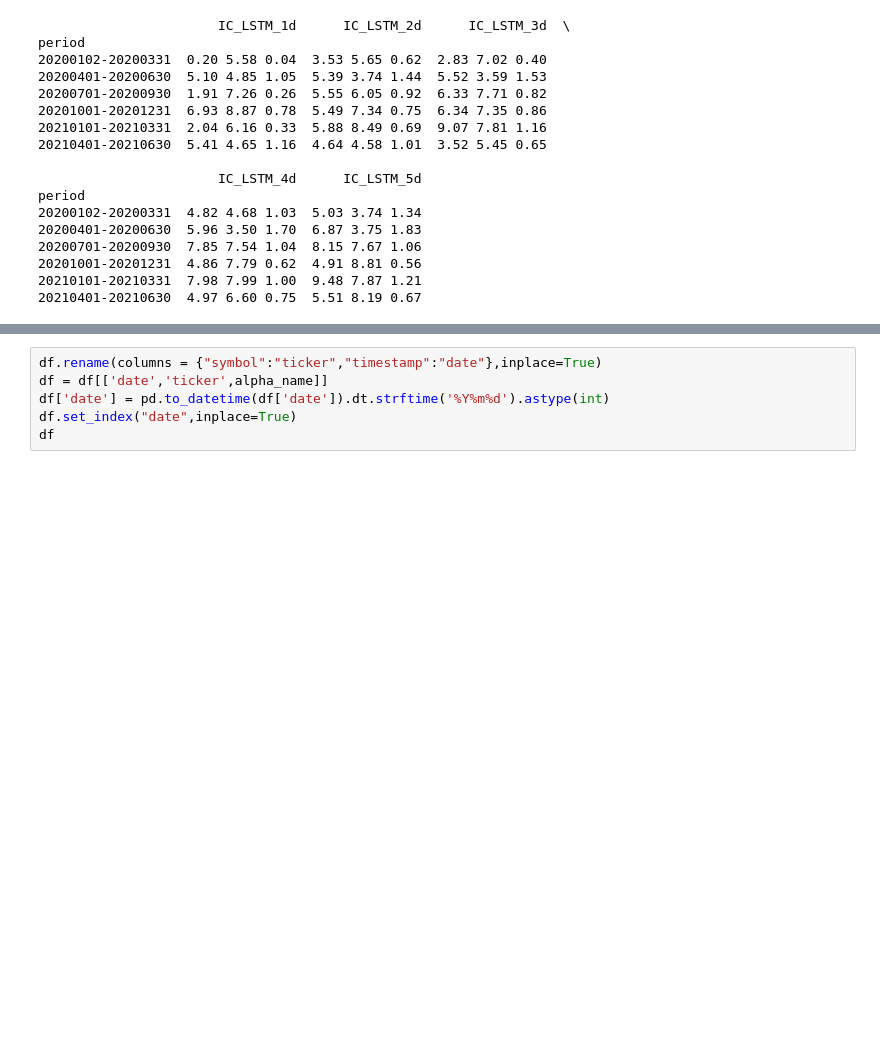
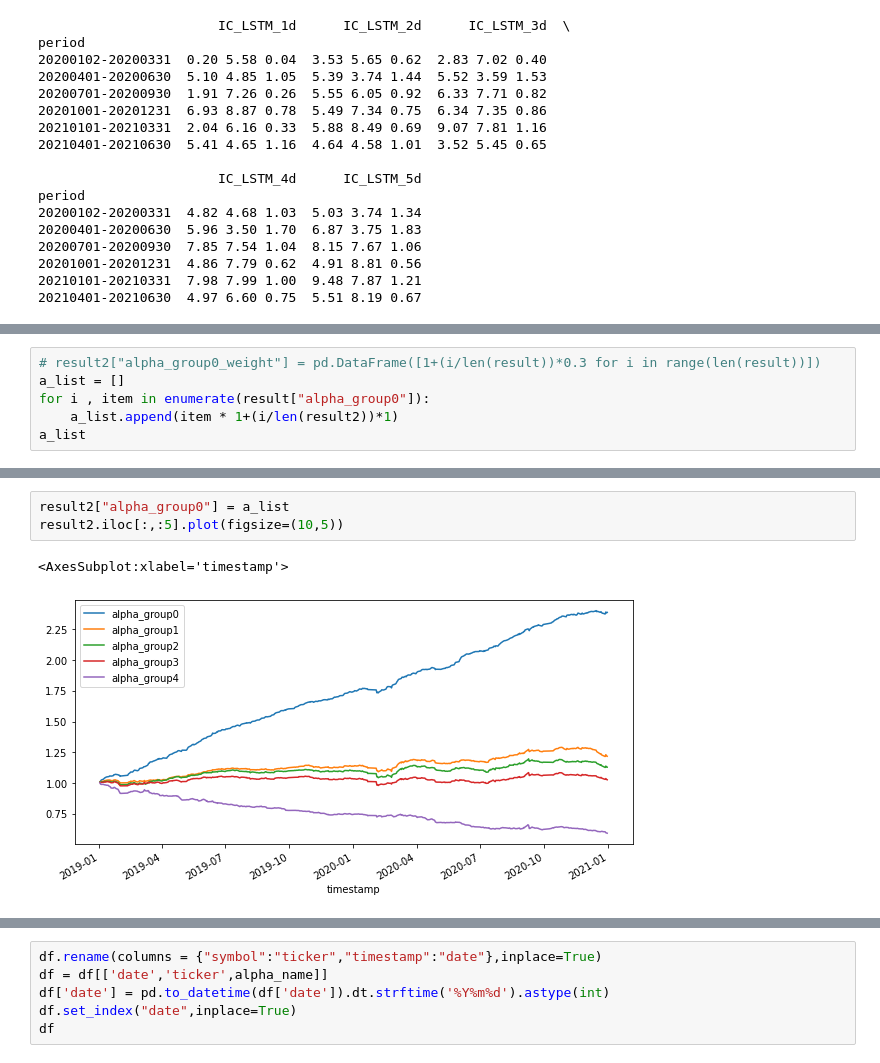
Before and after one commit to June24-Wu/Shannon, a Jupyter notebook: NoteBook/Loopback.ipynb, the cells around one changed output, grey strips where cells are left out. Drawn from its saved outputs; the diff is of its cells as text; blank space fills up the shorter version.

```diff
--- a/NoteBook/Loopback.ipynb
+++ b/NoteBook/Loopback.ipynb
@@ -493,0 +532,6 @@ result.iloc[:,:20].plot(figsize=(10,5))
+# %%
+# result2["alpha_group0_weight"] = pd.DataFrame([1+(i/len(result))*0.3 for i in range(len(result))])
+a_list = []
+for i , item in enumerate(result["alpha_group0"]):
+    a_list.append(item * 1+(i/len(result2))*1)
+a_list
@@ -493,0 +556,6 @@ result.iloc[:,:20].plot(figsize=(10,5))
+# %%
+result2["alpha_group0"] = a_list
+result2.iloc[:,:5].plot(figsize=(10,5))
+# %% [output]
+<AxesSubplot:xlabel='timestamp'>
+[figure, added]
```
Also changed, not shown: parts of 17 cells of this notebook.
